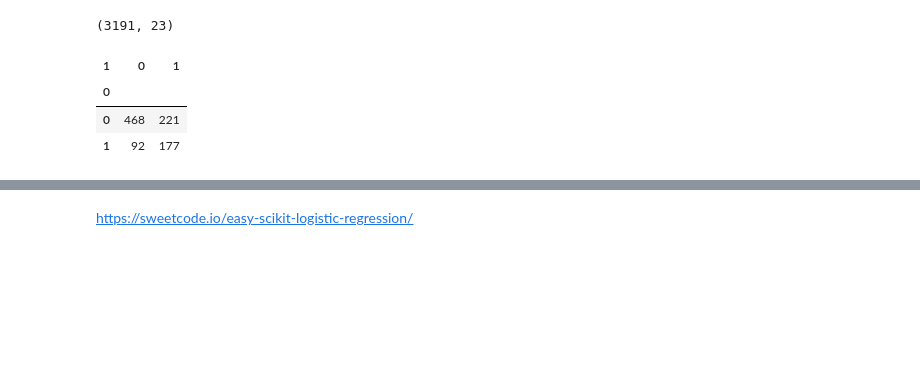
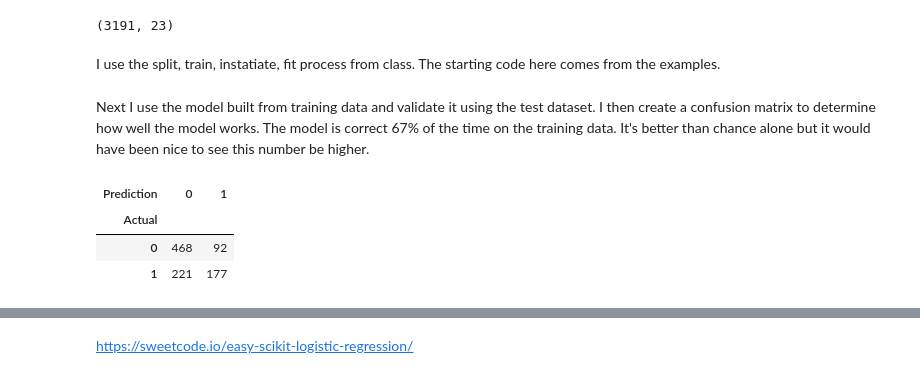
Before and after one commit to travhao/Udacity_DataScience_P1, a Jupyter notebook: Udacity Project 1 Airbnb Seattle.ipynb, the cells around one changed output, grey strips where cells are left out. Drawn from its saved outputs; the diff is of its cells as text; code cells hidden in the pictures; blank space fills up the shorter version.

```diff
--- a/Udacity Project 1 Airbnb Seattle.ipynb
+++ b/Udacity Project 1 Airbnb Seattle.ipynb
@@ -19,6 +24,6 @@ import statsmodels.api as sm
 Only keep variables of interest that can be modeled with logistic regression (i.e. exclude ID numbers, long text fields, and other fields which have little to no variation (such as country)
 # %%
-df = pd.read_csv('C:/Users/Helm/Desktop/UdacityDesktop/listings.csv')
+df = pd.read_csv('~/UdacityDesktop/listings.csv')
 df2 = df[[
 'host_response_rate',
 'host_acceptance_rate',
@@ -188,0 +224,5 @@ df2 = df2.drop(['weekly_price','monthly_price','security_deposit','extra_people'
+# %%
+df2['binned_price'] = pd.qcut(df2['price'], q=5)
+
+price_one_night = df2[['binned_price','one_night_option']].groupby(['binned_price']).mean().plot.bar()
+price_one_night
@@ -188,0 +234,5 @@ df2 = df2.drop(['weekly_price','monthly_price','security_deposit','extra_people'
+# %%
+df2['binned_reviews'] = pd.qcut(df2['reviews_per_month'], q=5)
+
+price_one_night = df2[['binned_reviews','one_night_option']].groupby(['binned_reviews']).mean().plot.bar()
+price_one_night
@@ -189,10 +248,10 @@ df2 = df2.drop(['weekly_price','monthly_price','security_deposit','extra_people'
 # %%
+df2 = df2.drop(['binned_reviews','binned_price'], axis=1)
+
+
 float_int_df = df2.select_dtypes(include=['float64', 'int64'])
 object_df = df2.select_dtypes(include=['object'])
 object_df = object_df.drop(['amenities'], axis = 1)
 object_df2 = object_df.drop(['host_has_profile_pic','bed_type','host_identity_verified','neighbourhood_group_cleansed'], axis=1)
 for_mode_df = float_int_df.drop(['reviews_per_month','review_scores_rating'], axis=1)
 for_mean_df = float_int_df[['reviews_per_month','review_scores_rating']]
-
-
-for_mean_df.head()
@@ -294,6 +319,8 @@ Model_Dataset2 = Model_Dataset.dropna()
 Model_Dataset2.shape
 # %% [output]
 (3191, 23)
+# %% [markdown]
+I use the split, train, instatiate, fit process from class.  The starting code here comes from the examples.
 # %%
 
 
@@ -321,13 +344,19 @@ X_Corr.to_csv('C:/Users/Helm/Desktop/UdacityDesktop/Xcorr.csv')
+# %% [markdown]
+Next I use the model built from training data and validate it using the test dataset.  I then create a confusion matrix to determine how well the model works. The model is correct 67% of the time on the training data.  It's better than chance alone but it would have been nice to see this number be higher.
 # %%
-# lm_model.get_params(deep=True)
+Results = X_test.copy()
+Results['Actual'] = pd.Series(y_test)
+Results = Results.reset_index()
+Results['Prediction'] = pd.Series(y_test_preds)
 
-# pd.concat([pd.Series(y_test_preds),y_test], axis=1)
+Results.head()
+# pd.DataFrame(pd.Series(y_test_preds), pd.Series(y_test))
 
 
-test2 = pd.concat([pd.Series(y_test_preds),y_test.reset_index(drop=True)], axis=1, ignore_index=True)
-pd.crosstab(index=test2[0], columns=test2[1])
+# test2 = pd.concat([pd.Series(y_test_preds),y_test.reset_index(drop=True)], axis=1, ignore_index=True)
+pd.crosstab(Results['Actual'], Results['Prediction'])
 # %% [output]
-| 1 | 0 | 1 |
-| 0 |  |  |
-| 0 | 468 | 221 |
-| 1 | 92 | 177 |
+| Prediction | 0 | 1 |
+| Actual |  |  |
+| 0 | 468 | 92 |
+| 1 | 221 | 177 |
```
Also changed, not shown: parts of 59 cells of this notebook.
